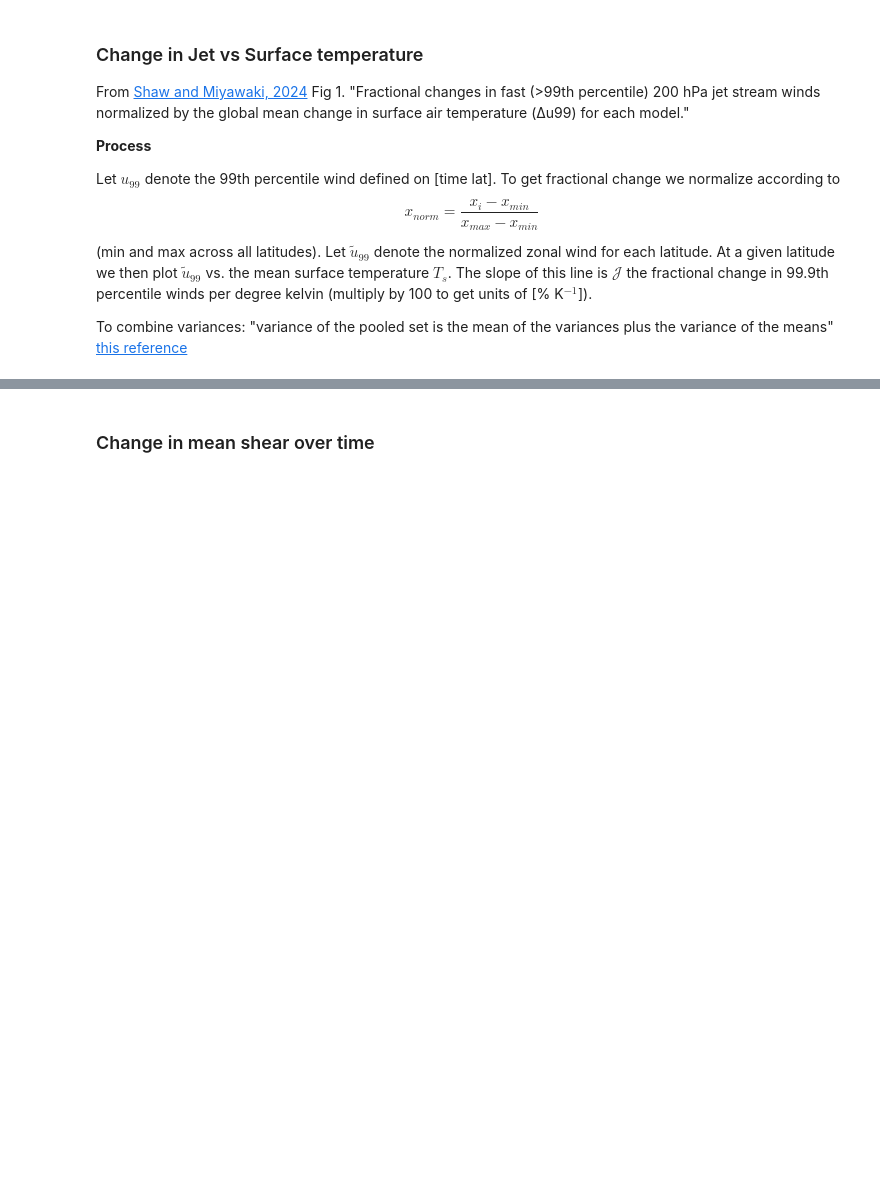
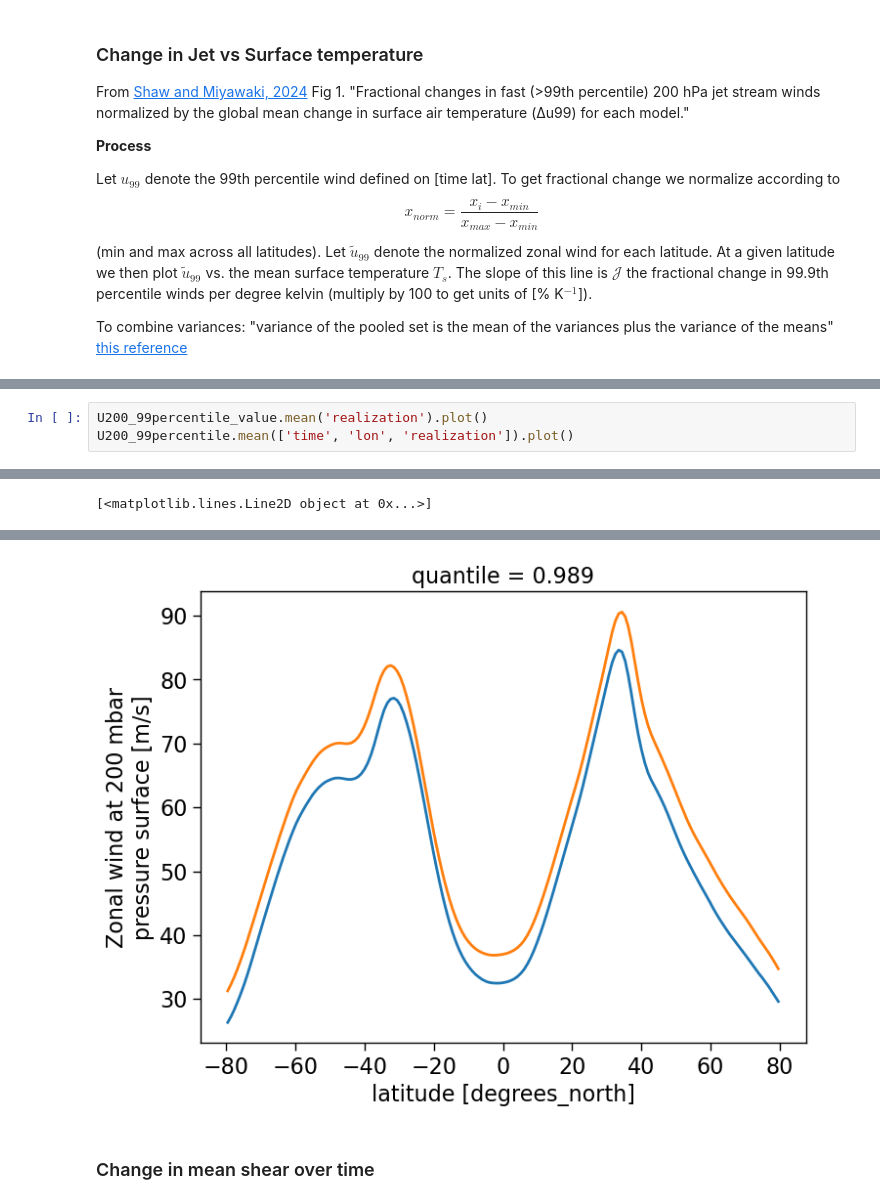
Before and after one commit to ivalencius/winds-of-change, a Jupyter notebook: CESMLENS2.ipynb, the cells around one changed output, grey strips where cells are left out. Saved outputs shown, nothing was run; the diff lists cells and outputs as text; blank space fills up the shorter version.

```diff
--- a/CESMLENS2.ipynb
+++ b/CESMLENS2.ipynb
@@ -1265,0 +1283,4 @@ plt.show()
+# %%
+U200_99percentile_value.mean('realization').plot()
+U200_99percentile.mean(['time', 'lon', 'realization']).plot()
+# %% [output]
@@ -1265,0 +1288 @@ plt.show()
+[<matplotlib.lines.Line2D object at 0x...>]
@@ -1266,3 +1290,4 @@ plt.show()
+[figure, added]
 # %% [markdown]
 ### Change in mean shear over time
 # %%
```
Also changed, not shown: parts of 12 cells of this notebook, 3 other files.
